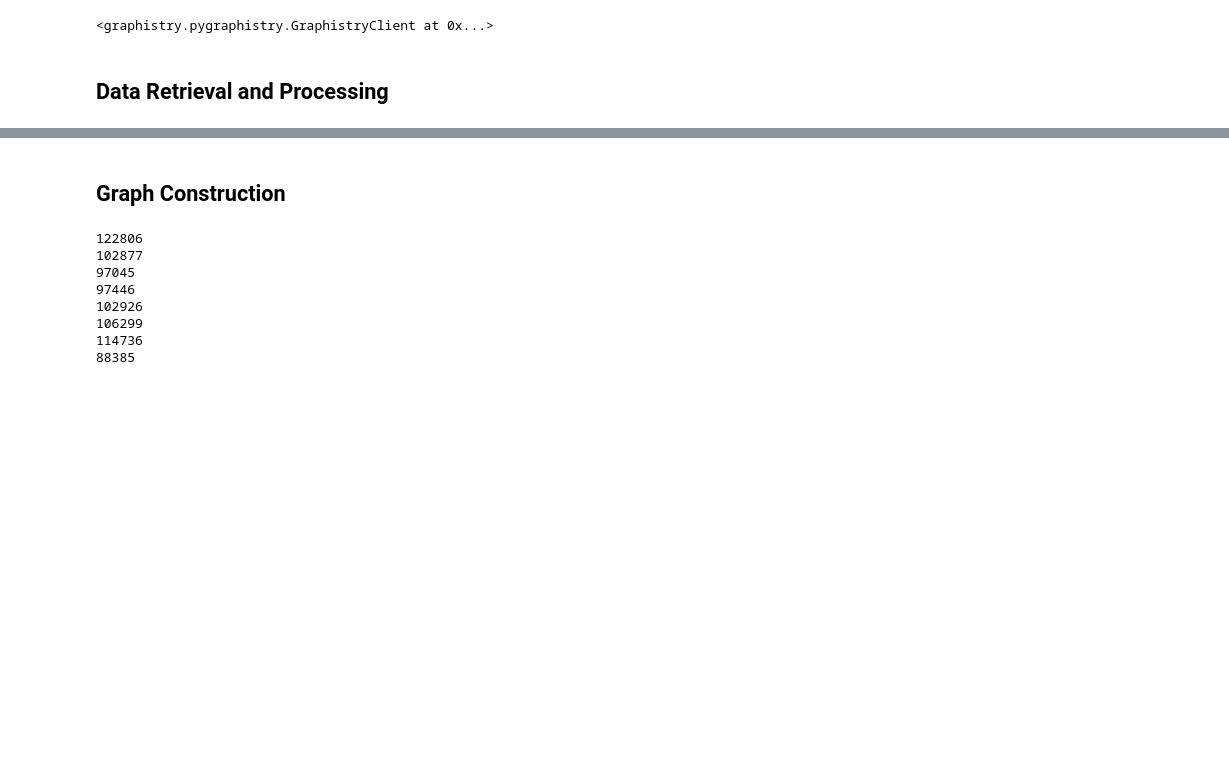
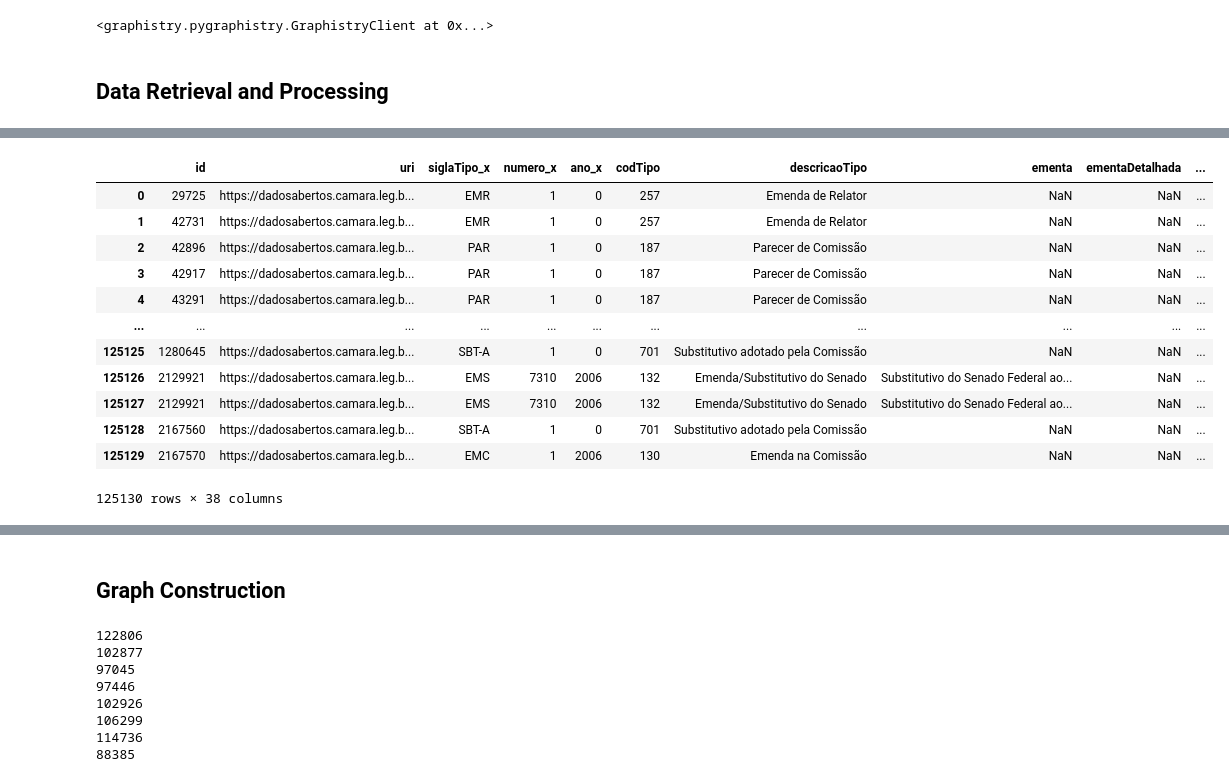
Before and after one commit to LucasAlegre/vote-network, a Jupyter notebook: vote_network.ipynb, the cells around one changed output, grey strips where cells are left out. Drawn from its saved outputs; the diff is of its cells as text; code cells hidden in the pictures; blank space fills up the shorter version.

```diff
--- a/vote_network.ipynb
+++ b/vote_network.ipynb
@@ -104,0 +152,18 @@ votes
+# %%
+# Adiciona temas as proposições
+propositions = propositions.merge(themes, left_on='uri', right_on='uriProposicao', how='left')
+propositions
+# %% [output]
+|  | id | uri | siglaTipo_x | numero_x | ano_x | codTipo | descricaoTipo | ementa | ementaDetalhada | ... |
+| 0 | 29725 | https://dadosabertos.camara.leg.b... | EMR | 1 | 0 | 257 | Emenda de Relator | NaN | NaN | ... |
+| 1 | 42731 | https://dadosabertos.camara.leg.b... | EMR | 1 | 0 | 257 | Emenda de Relator | NaN | NaN | ... |
+| 2 | 42896 | https://dadosabertos.camara.leg.b... | PAR | 1 | 0 | 187 | Parecer de Comissão | NaN | NaN | ... |
+| 3 | 42917 | https://dadosabertos.camara.leg.b... | PAR | 1 | 0 | 187 | Parecer de Comissão | NaN | NaN | ... |
+| 4 | 43291 | https://dadosabertos.camara.leg.b... | PAR | 1 | 0 | 187 | Parecer de Comissão | NaN | NaN | ... |
+| ... | ... | ... | ... | ... | ... | ... | ... | ... | ... | ... |
+| 125125 | 1280645 | https://dadosabertos.camara.leg.b... | SBT-A | 1 | 0 | 701 | Substitutivo adotado pela Comissão | NaN | NaN | ... |
+| 125126 | 2129921 | https://dadosabertos.camara.leg.b... | EMS | 7310 | 2006 | 132 | Emenda/Substitutivo do Senado | Substitutivo do Senado Federal ao... | NaN | ... |
+| 125127 | 2129921 | https://dadosabertos.camara.leg.b... | EMS | 7310 | 2006 | 132 | Emenda/Substitutivo do Senado | Substitutivo do Senado Federal ao... | NaN | ... |
+| 125128 | 2167560 | https://dadosabertos.camara.leg.b... | SBT-A | 1 | 0 | 701 | Substitutivo adotado pela Comissão | NaN | NaN | ... |
+| 125129 | 2167570 | https://dadosabertos.camara.leg.b... | EMC | 1 | 2006 | 130 | Emenda na Comissão | NaN | NaN | ... |
+125130 rows × 38 columns
```
Also changed, not shown: parts of 7 cells of this notebook.
